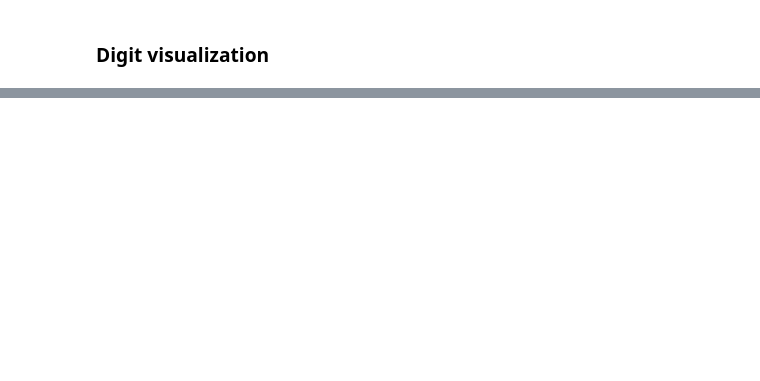
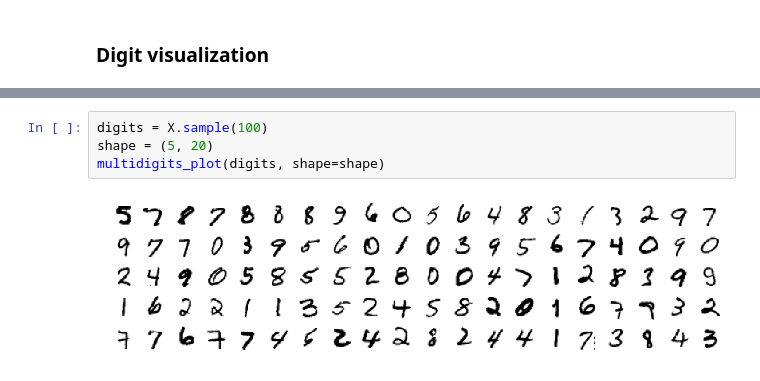
Before and after one commit to ArthMx/MNIST, a Jupyter notebook: MNIST.ipynb, the cells around one changed output, grey strips where cells are left out. Cells and saved outputs as stored; diff of their text form; blank space fills up the shorter version.

```diff
--- a/MNIST.ipynb
+++ b/MNIST.ipynb
@@ -26,0 +161,6 @@ ax.axis('off');
+# %%
+digits = X.sample(100)
+shape = (5, 20)
+multidigits_plot(digits, shape=shape)
+# %% [output]
+[figure, added]
```
Also changed, not shown: parts of 14 cells of this notebook.
